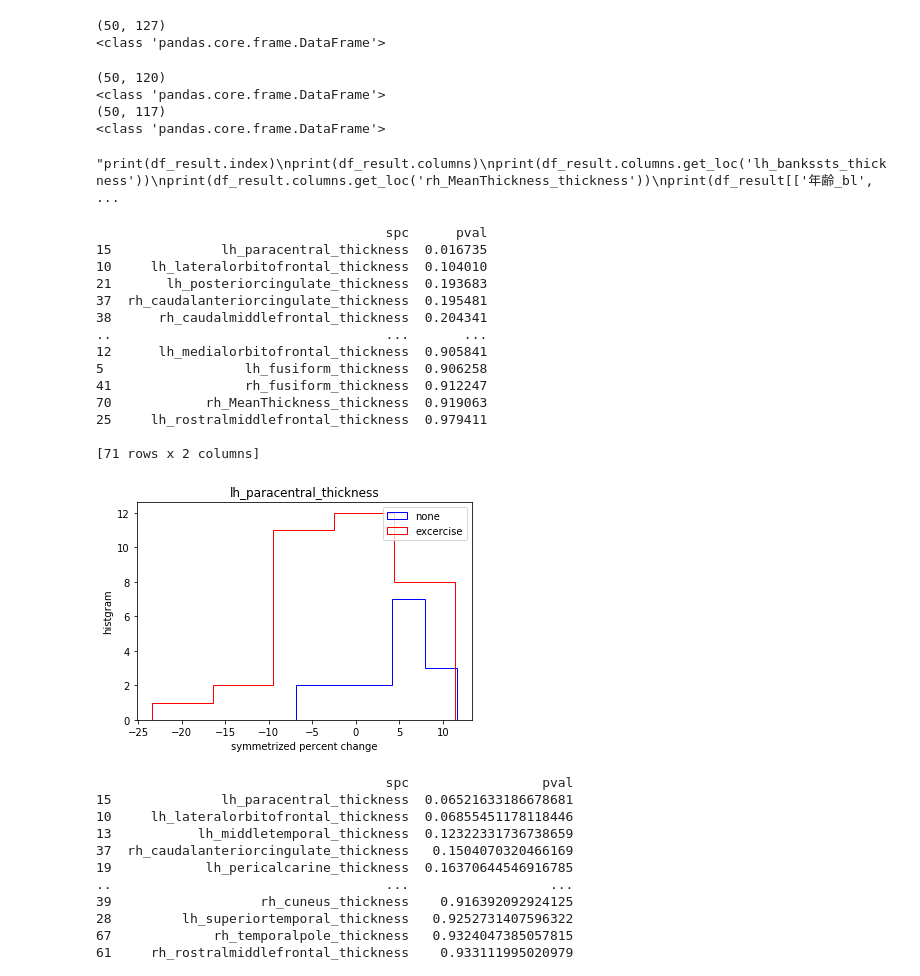
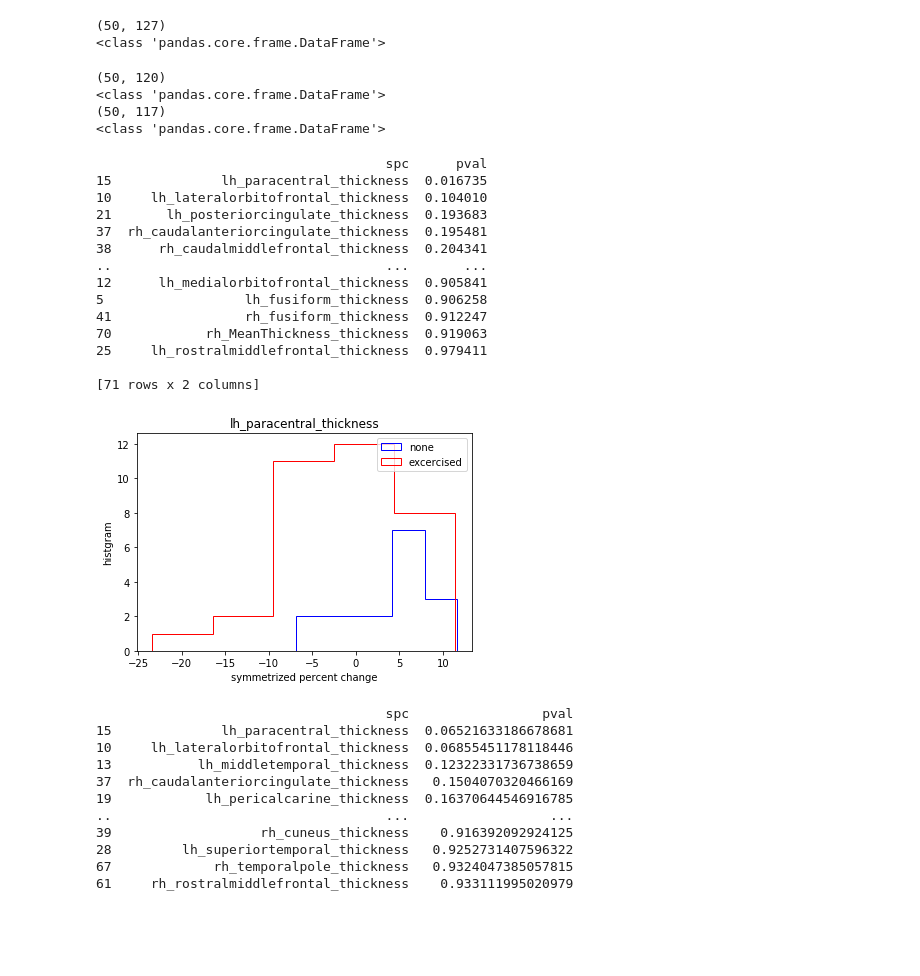
Before and after one commit to s1613134/tr_accel, a Jupyter notebook: spc2df.ipynb, the cells around one changed output. Drawn from its saved outputs; the diff is of its cells as text; code cells hidden in the pictures; blank space fills up the shorter version.

```diff
--- a/spc2df.ipynb
+++ b/spc2df.ipynb
@@ -79,18 +79,11 @@ df_result=df_result.set_index("研究ID")
 df_result=df_result.drop(columns=["検査日_bl", "検査日_fu", "年齢_fu"])
 print(df_result.shape)
 print(type(df_result))
-#
-"""print(df_result.index)
-print(df_result.columns)
-print(df_result.columns.get_loc('lh_bankssts_thickness'))
-print(df_result.columns.get_loc('rh_MeanThickness_thickness'))
-print(df_result[['年齢_bl', '性別_1：男性_２：女性_bl','運動習慣','運動習慣_あり_運動時間']].head(5))"""
 # %% [output]
 (50, 120)
 <class 'pandas.core.frame.DataFrame'>
 (50, 117)
 <class 'pandas.core.frame.DataFrame'>
-"print(df_result.index)\nprint(df_result.columns)\nprint(df_result.columns.get_loc('lh_bankssts_thickness'))\nprint(df_result.columns.get_loc('rh_MeanThickness_thickness'))\nprint(df_result[['年齢_bl',  ...
 # %%
 from scipy import stats
 
@@ -99,38 +92,39 @@ for ii in range(df_result.columns.get_loc('lh_bankssts_thickness'),df_result.col
     ttest_A=df_result.loc[(df_result['運動習慣'] == 0),df_result.columns[ii]]
     ttest_B=df_result.loc[(df_result['運動習慣'] == 1),df_result.columns[ii]]
 #    print(ttest_A.shape, ttest_A.head(5))
 #    print(ttest_B.shape, ttest_B.head(5))
     ttest_result=stats.ttest_ind(ttest_A,ttest_B)
     #ttest_result=stats.ttest_rel(ttest_A,ttest_B)
     ttest_result_df=ttest_result_df.append(pd.DataFrame([[df_result.columns[ii],ttest_result.pvalue]], columns=ttest_result_df.columns),ignore_index=True)
 print(ttest_result_df.sort_values('pval'))
 #
 import matplotlib.pyplot as plt
-ttest_A=df_result.loc[(df_result['運動習慣'] == 0),'lh_paracentral_thickness']
-ttest_B=df_result.loc[(df_result['運動習慣'] == 1),'lh_paracentral_thickness']
+minspcname=ttest_result_df.sort_values('pval')['spc'].reset_index(drop=True)[0]
+ttest_A=df_result.loc[(df_result['運動習慣'] == 0),minspcname]
+ttest_B=df_result.loc[(df_result['運動習慣'] == 1),minspcname]
 plt.hist(ttest_A, bins=5, histtype="step", color="b", label="none")
-plt.hist(ttest_B, bins=5, histtype="step", color="r", label="excercise")
-plt.title("lh_paracentral_thickness")
+plt.hist(ttest_B, bins=5, histtype="step", color="r", label="excercised")
+plt.title(minspcname)
 plt.xlabel("symmetrized percent change")
 plt.ylabel("histgram")
 plt.legend()
 plt.savefig('figure.png')
 # %% [output]
                                      spc      pval
 15              lh_paracentral_thickness  0.016735
 10     lh_lateralorbitofrontal_thickness  0.104010
 21       lh_posteriorcingulate_thickness  0.193683
 37  rh_caudalanteriorcingulate_thickness  0.195481
 38      rh_caudalmiddlefrontal_thickness  0.204341
 ..                                   ...       ...
 12      lh_medialorbitofrontal_thickness  0.905841
 5                  lh_fusiform_thickness  0.906258
 41                 rh_fusiform_thickness  0.912247
 70            rh_MeanThickness_thickness  0.919063
 25     lh_rostralmiddlefrontal_thickness  0.979411
 
 [71 rows x 2 columns]
-[figure, old version]
+[figure, new version]
 # %%
 from statsmodels.formula.api import ols
 
```
Also changed, not shown: parts of 2 cells of this notebook.
